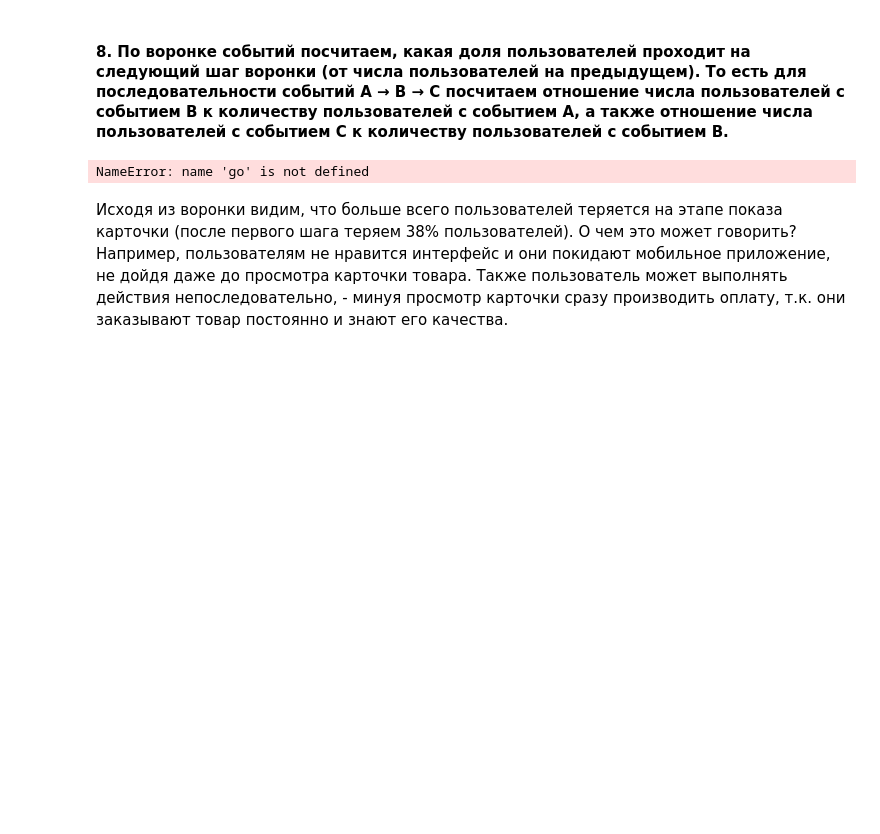
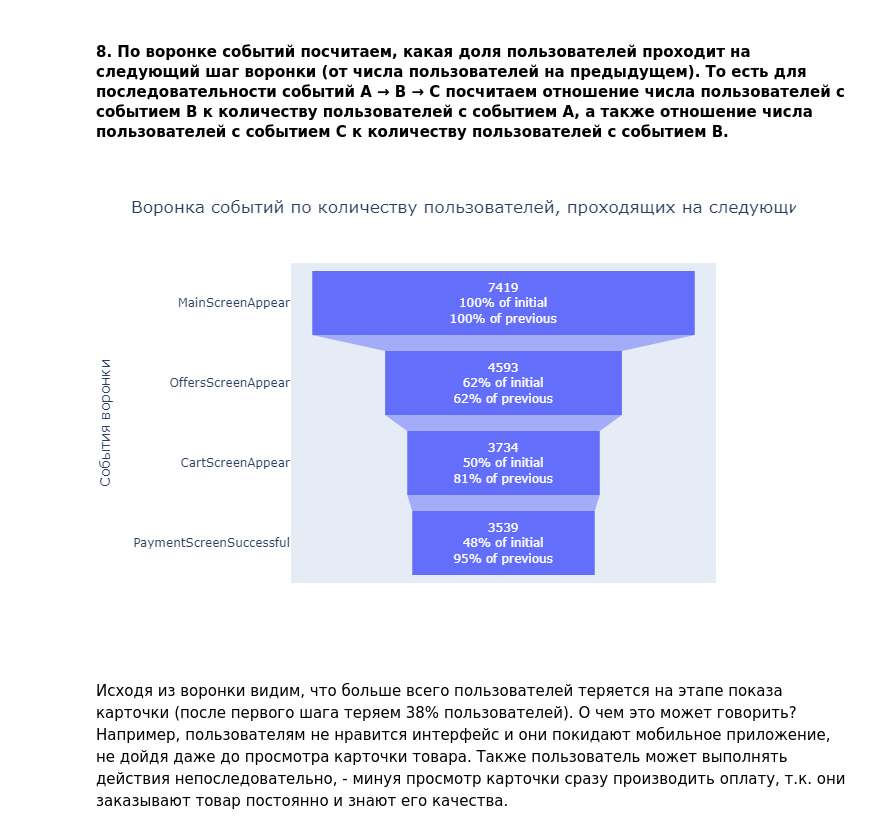
Before and after one commit to mashafisher/yandexpraktikum, a Jupyter notebook: a_a_b-experiment/a_a_b experiment.ipynb, the cells around one changed output. Saved outputs shown, nothing was run; the diff lists cells and outputs as text; code cells hidden in the pictures; blank space fills up the shorter version.

```diff
--- a/a_a_b-experiment/a_a_b experiment.ipynb
+++ b/a_a_b-experiment/a_a_b experiment.ipynb
@@ -287,9 +297,13 @@ fig = go.Figure(go.Funnel(y = funnel['event_name'],
                           textinfo = 'value+percent initial+percent previous'))
 fig.update_layout(title_text='Воронка событий по количеству пользователей, проходящих на следующий шаг воронки')
 fig.update_layout(yaxis_title='События воронки')
-fig.show("png")
+fig.write_image("C:/Users/Мария/Pictures/fig1.png")
-# %% [output]
-NameError: name 'go' is not defined
+# %%
+from IPython.display import Image
+image_path = "C:/Users/Мария/Pictures/fig1.png"
+Image(filename=image_path)
+# %% [output]
+[figure, added]
 # %% [markdown]
 Исходя из воронки видим, что больше всего пользователей теряется на этапе показа карточки (после первого шага теряем 38% пользователей). О чем это может говорить? Например, пользователям не нравится интерфейс и они покидают мобильное приложение, не дойдя даже до просмотра карточки товара. Также пользователь может выполнять действия непоследовательно, - минуя просмотр карточки сразу производить оплату, т.к. они заказывают товар постоянно и знают его качества.
 # %% [markdown]
```
Also changed, not shown: parts of 21 cells of this notebook.
